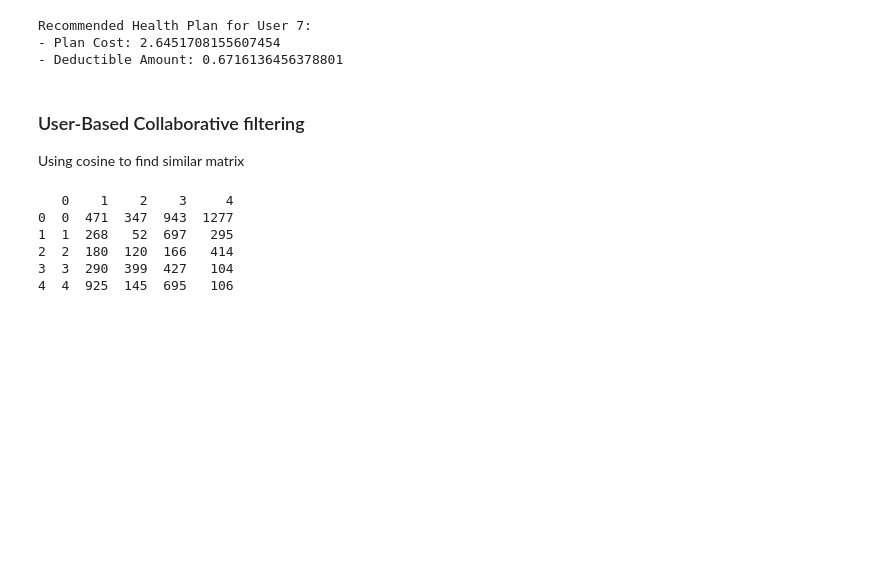
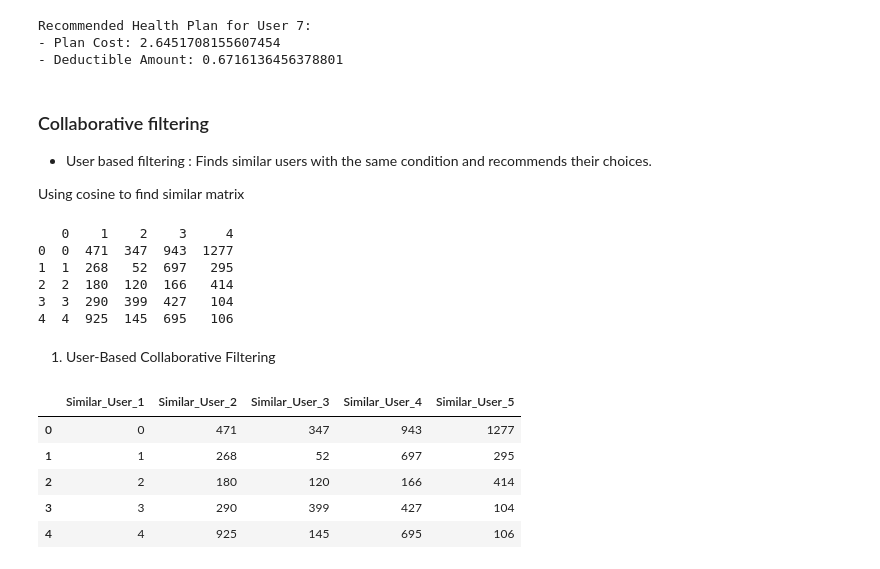
Before and after one commit to ruth-kitasi/Health-Insurance-Recommender-System, a Jupyter notebook: index.ipynb, the cells around one changed output. Drawn from its saved outputs; the diff is of its cells as text; code cells hidden in the pictures; blank space fills up the shorter version.

```diff
--- a/index.ipynb
+++ b/index.ipynb
@@ -641,7 +641,8 @@ Recommended Health Plan for User 7:
 - Plan Cost: 2.6451708155607454
 - Deductible Amount: 0.6716136456378801
 # %% [markdown]
-### User-Based Collaborative filtering
+### Collaborative filtering
+- User based filtering : Finds similar users with the same condition and recommends their choices.
 
 Using cosine to  find similar matrix
 # %%
@@ -708,0 +673,31 @@ def recommend_health_plan(user_index, df, user_sim_df, top_n=5):
+# %% [markdown]
+ 1. User-Based Collaborative Filtering
+# %%
+# This finds similar users based on their plan choices and recommends a plan based on their preferences
+# Finds similar users and recommends a plan based on what similar users chose
+from sklearn.neighbors import NearestNeighbors
+import pandas as pd
+import numpy as np
+
+# Sample Data: Assume df contains users as rows and plan features as columns
+# Each row represents a user with different health plan attributes
+df_matrix = df.to_numpy()  # Convert DataFrame to a NumPy array
+
+# Fit Nearest Neighbors Model (User-Based)
+nn_model = NearestNeighbors(metric="cosine", algorithm="brute")
+nn_model.fit(df_matrix)
+
+# Find nearest neighbors for each user
+distances, indices = nn_model.kneighbors(df_matrix, n_neighbors=5)
+
+# Convert indices to DataFrame (Similar Users)
+user_sim_df = pd.DataFrame(indices, index=df.index, columns=[f"Similar_User_{i}" for i in range(1, 6)])
+
+user_sim_df.head() # Shows top 5 similar users for each user
+# %% [output]
+|  | Similar_User_1 | Similar_User_2 | Similar_User_3 | Similar_User_4 | Similar_User_5 |
+| 0 | 0 | 471 | 347 | 943 | 1277 |
+| 1 | 1 | 268 | 52 | 697 | 295 |
+| 2 | 2 | 180 | 120 | 166 | 414 |
+| 3 | 3 | 290 | 399 | 427 | 104 |
+| 4 | 4 | 925 | 145 | 695 | 106 |
```
Also changed, not shown: parts of 5 cells of this notebook.
